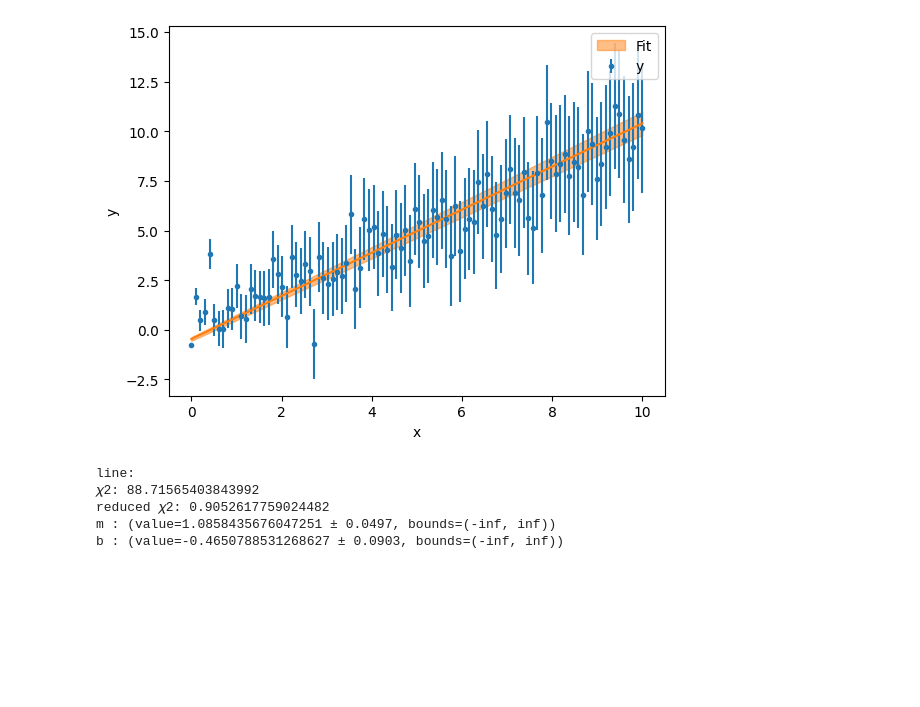
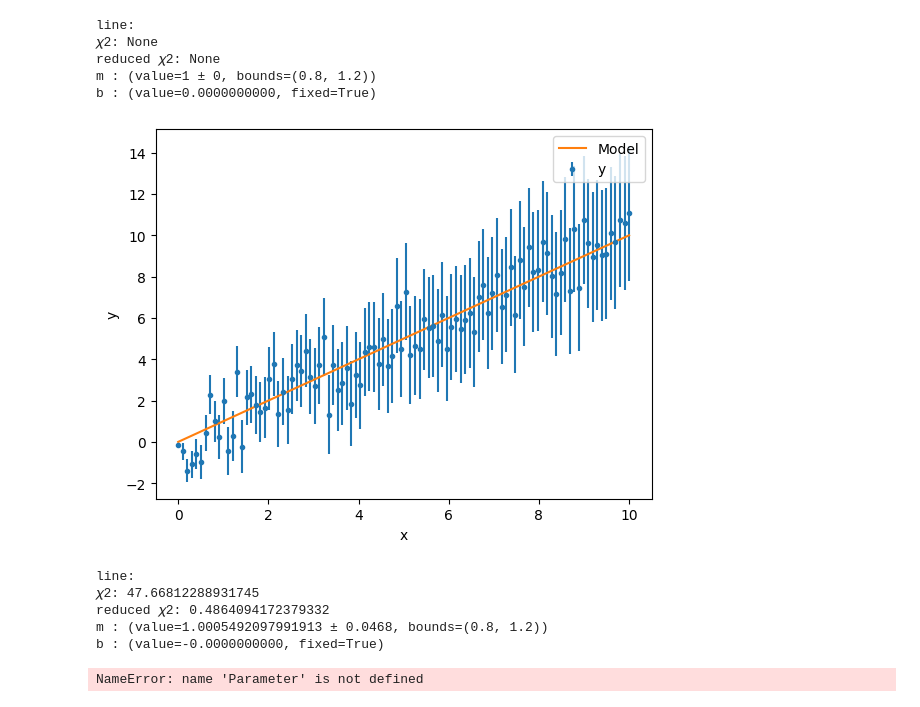
Before and after one commit to WSU-Carbon-Lab/ezfit, a Jupyter notebook: how_to.ipynb, the cells around one changed output. Saved outputs shown, nothing was run; the diff lists cells and outputs as text; code cells hidden in the pictures; blank space fills up the shorter version.

Commit message:
added models

```diff
--- a/how_to.ipynb
+++ b/how_to.ipynb
@@ -6,22 +9,36 @@ import matplotlib.pyplot as plt
 # %%
 def line(x, m, b):
     return m * x + b
 
 
 test_data = pd.DataFrame(
     {
         "x": np.linspace(0, 10, 100),
-        "y": np.linspace(0, 10, 100) + np.random.normal(0, 1, 100),
+        "y": np.linspace(0, 10, 100) + np.random.normal(0, .9, 100),
         "y_err": np.sqrt(np.linspace(0, 10, 100)) + 0.1,
     }
 )
-model, ax = test_data.fit(line, "x", "y", "y_err")
+model, ax = test_data.fit(line, "x", "y", "y_err", m={"value":1, "min":.8, "max":1.2}, b={"value":0, "fixed":True})
 print(model)
 plt.show()
 # %% [output]
+line:
+𝜒2: None
+reduced 𝜒2: None
+m : (value=1 ± 0, bounds=(0.8, 1.2))
+b : (value=0.0000000000, fixed=True)
-[figure, old version]
+[figure, new version]
-line:
-𝜒2: 88.71565403843992
-reduced 𝜒2: 0.9052617759024482
-m : (value=1.0858435676047251 ± 0.0497, bounds=(-inf, inf))
-b : (value=-0.4650788531268627 ± 0.0903, bounds=(-inf, inf))
+line:
+𝜒2: 47.66812288931745
+reduced 𝜒2: 0.4864094172379332
+m : (value=1.0005492097991913 ± 0.0468, bounds=(0.8, 1.2))
+b : (value=-0.0000000000, fixed=True)
+# %%
+center = Parameter(5)
+amplitude = Parameter(1)
+sigma = Parameter(1)
+eta = Parameter(1)
+
+peak = SpectralPeak(1)
+# %% [output]
+NameError: name 'Parameter' is not defined
```
Also changed, not shown: parts of 1 cell of this notebook, 10 other files.
